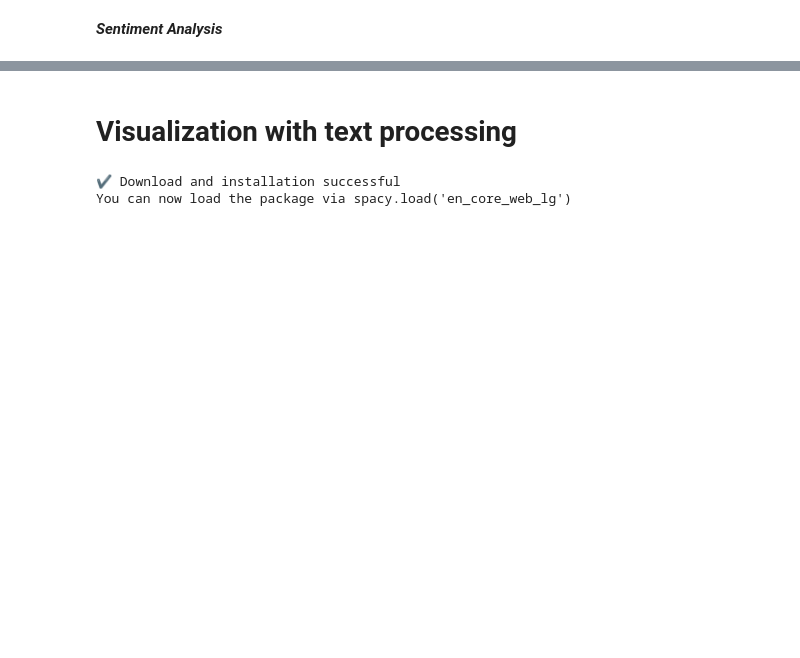
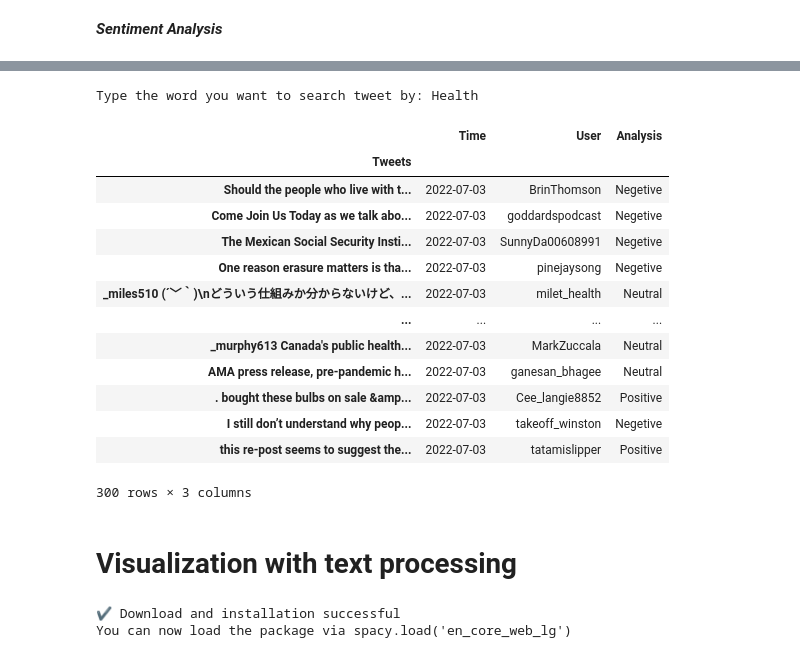
Before and after one commit to mrchapagain/SocialNetworkAnalytics, a Jupyter notebook: TwiteerDataAnalytics.ipynb, the cells around one changed output, grey strips where cells are left out. Cells and saved outputs as stored; diff of their text form; code cells hidden in the pictures; blank space fills up the shorter version.

```diff
--- a/TwiteerDataAnalytics.ipynb
+++ b/TwiteerDataAnalytics.ipynb
@@ -169,6 +110,7 @@ def SentimentAnalysis(df):
   def cleanText(text):
     text= re.sub(r'@[A-Za-z0-9]+', '',text) # Removed @mentions
     text= re.sub(r'#', '',text) # the '#' symbol
+    text= re.sub(r':', '',text) # the ':' symbol
     text= re.sub(r'RT[\s]+', '',text) # Removed RT
     text= re.sub(r'https?:\/\/\s+', '',text) # Removed the hyper link
     return text
@@ -195,4 +137,4 @@ def SentimentAnalysis(df):
   df['Analysis']= df['Polarity'].apply(getAnalysis)
   #show the data
 
-  return df[["Tweets", "Likes", "Time", "Analysis"]]
+  return df
@@ -280,3 +178,23 @@ stream_tweet"""
+# %%
+keywords=input('Type the word you want to search tweet by: ')
+df_keywords= tweets_by_keywords(keywords)
+SentimentAnalysis(df_keywords)[['Tweets',	'Time',	'User','Analysis']].set_index('Tweets')
+# %% [output]
+Type the word you want to search tweet by: Health
+|  | Time | User | Analysis |
+| Tweets |  |  |  |
+| Should the people who live with t... | 2022-07-03 | BrinThomson | Negetive |
+| Come Join Us Today as we talk abo... | 2022-07-03 | goddardspodcast | Negetive |
+| The Mexican Social Security Insti... | 2022-07-03 | SunnyDa00608991 | Negetive |
+| One reason erasure matters is tha... | 2022-07-03 | pinejaysong | Negetive |
+| _miles510 (´﹀｀)\nどういう仕組みか分からないけど、... | 2022-07-03 | milet_health | Neutral |
+| ... | ... | ... | ... |
+| _murphy613 Canada's public health... | 2022-07-03 | MarkZuccala | Neutral |
+| AMA press release, pre-pandemic h... | 2022-07-03 | ganesan_bhagee | Neutral |
+| . bought these bulbs on sale &amp... | 2022-07-03 | Cee_langie8852 | Positive |
+| I still don’t understand why peop... | 2022-07-03 | takeoff_winston | Negetive |
+| this re-post seems to suggest the... | 2022-07-03 | tatamislipper | Positive |
+300 rows × 3 columns
 # %% [markdown]
 # Visualization with text processing
 # %%
```
Also changed, not shown: parts of 25 cells of this notebook.
